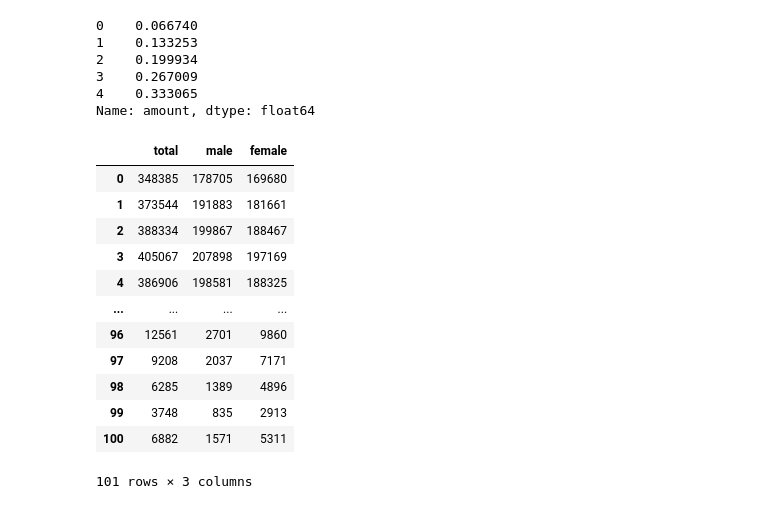
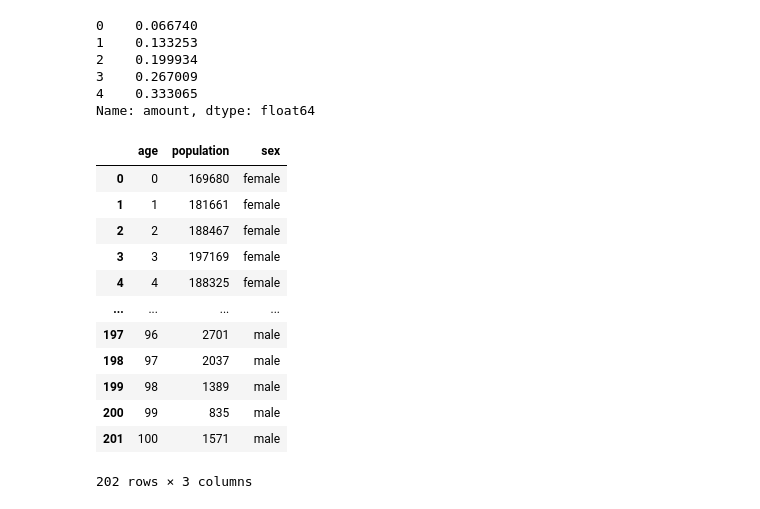
Before and after one commit to pawpie-otw/BEng_project, a Jupyter notebook: analysis/analysis_age_sex.ipynb, the cells around one changed output. Saved outputs shown, nothing was run; the diff lists cells and outputs as text; code cells hidden in the pictures.

```diff
--- a/analysis/analysis_age_sex.ipynb
+++ b/analysis/analysis_age_sex.ipynb
@@ -75,20 +75,3 @@ df_dd['amount']/df_dd['amount'].sum()
 3    0.267009
 4    0.333065
 Name: amount, dtype: float64
-# %%
-pop_df = pd.read_json('./data/population.json')
-pop_df
-# %% [output]
-|  | total | male | female |
-| 0 | 348385 | 178705 | 169680 |
-| 1 | 373544 | 191883 | 181661 |
-| 2 | 388334 | 199867 | 188467 |
-| 3 | 405067 | 207898 | 197169 |
-| 4 | 386906 | 198581 | 188325 |
-| ... | ... | ... | ... |
-| 96 | 12561 | 2701 | 9860 |
-| 97 | 9208 | 2037 | 7171 |
-| 98 | 6285 | 1389 | 4896 |
-| 99 | 3748 | 835 | 2913 |
-| 100 | 6882 | 1571 | 5311 |
-101 rows × 3 columns
@@ -94,0 +89,17 @@ pop_df
+# %%
+merged_df = pd.concat([female_df, male_df], ignore_index=True)
+merged_df
+# %% [output]
+|  | age | population | sex |
+| 0 | 0 | 169680 | female |
+| 1 | 1 | 181661 | female |
+| 2 | 2 | 188467 | female |
+| 3 | 3 | 197169 | female |
+| 4 | 4 | 188325 | female |
+| ... | ... | ... | ... |
+| 197 | 96 | 2701 | male |
+| 198 | 97 | 2037 | male |
+| 199 | 98 | 1389 | male |
+| 200 | 99 | 835 | male |
+| 201 | 100 | 1571 | male |
+202 rows × 3 columns
```
Also changed, not shown: parts of 3 cells of this notebook, 11 other files.
